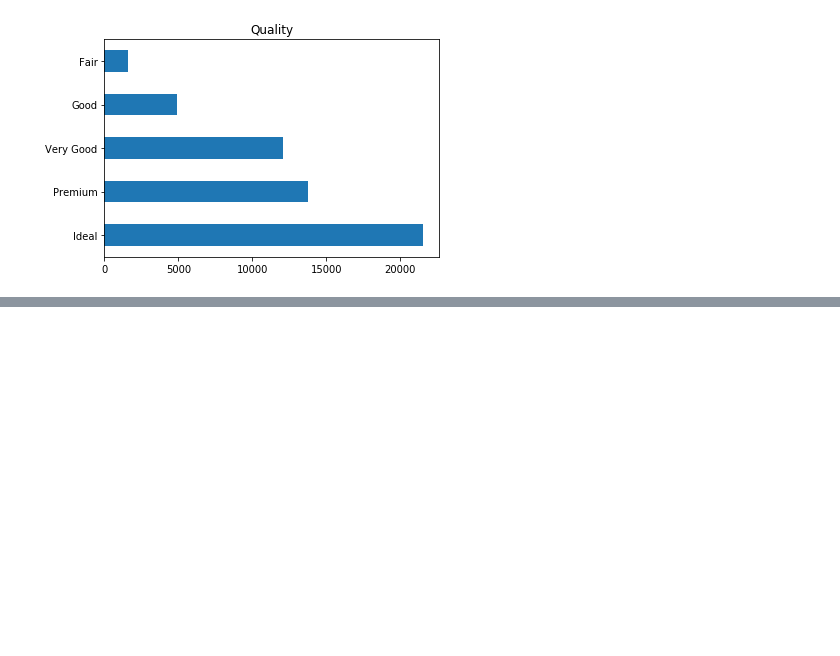
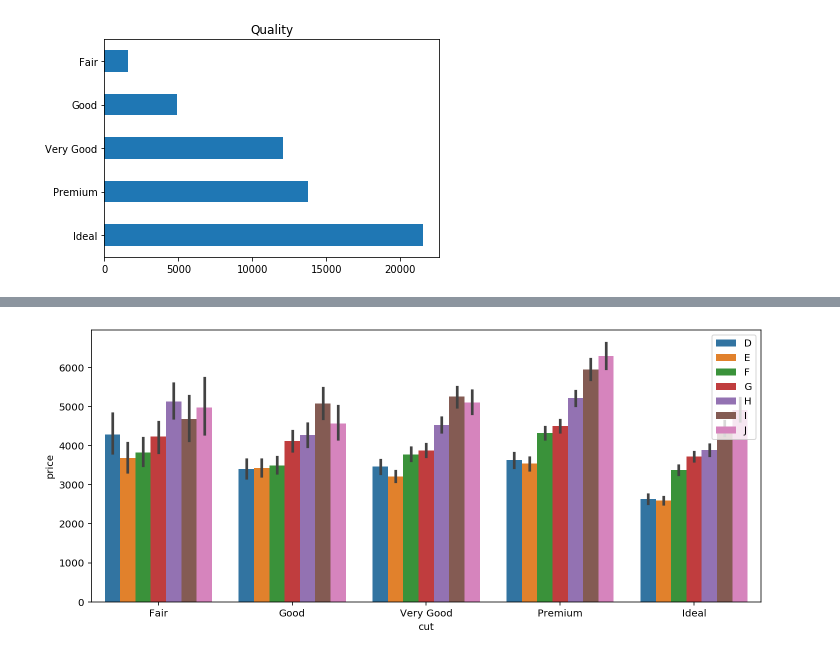
Before and after one commit to bevirgen/Data-Science---Artificial-Intelligence, a Jupyter notebook: 1. Python/2. Dr. M. Vahit Keskin/4. Eda and Visualize Basics/eda.ipynb, the cells around one changed output, grey strips where cells are left out. Cells and saved outputs as stored; diff of their text form; code cells hidden in the pictures; blank space fills up the shorter version.

```diff
--- a/1. Python/2. Dr. M. Vahit Keskin/4. Eda and Visualize Basics/eda.ipynb
+++ b/1. Python/2. Dr. M. Vahit Keskin/4. Eda and Visualize Basics/eda.ipynb
@@ -290,0 +296,7 @@ sns.catplot(x='cut', y='price', hue = 'color', data = df);
+# %%
+f, ax = plt.subplots(figsize=(12,5))
+sns.barplot(x = 'cut', y = 'price', hue = 'color', data = df)
+ax.legend(loc='upper right', frameon = True)
+plt.show()
+# %% [output]
+[figure, added]
```
Also changed, not shown: parts of 3 cells of this notebook, 1 other file.
